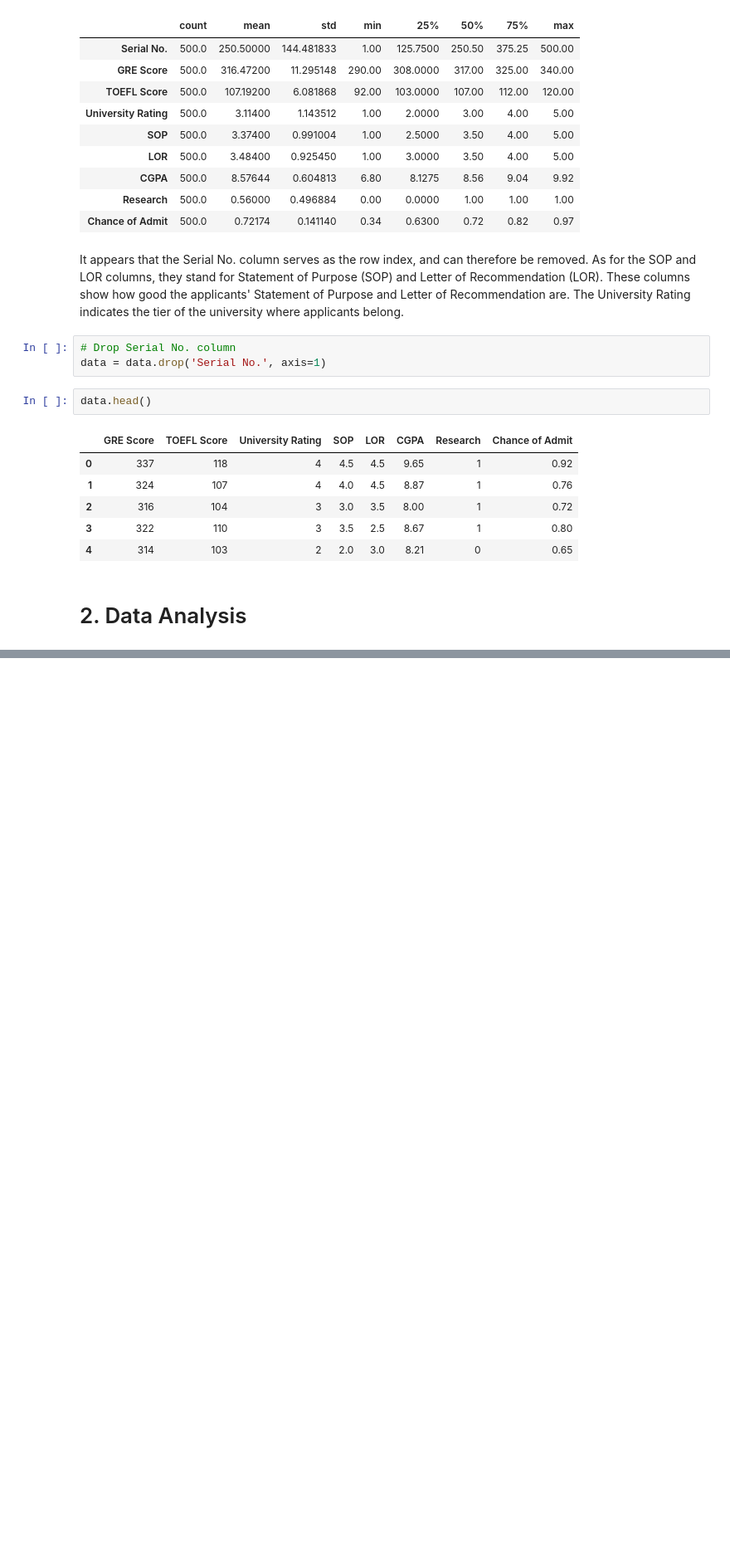
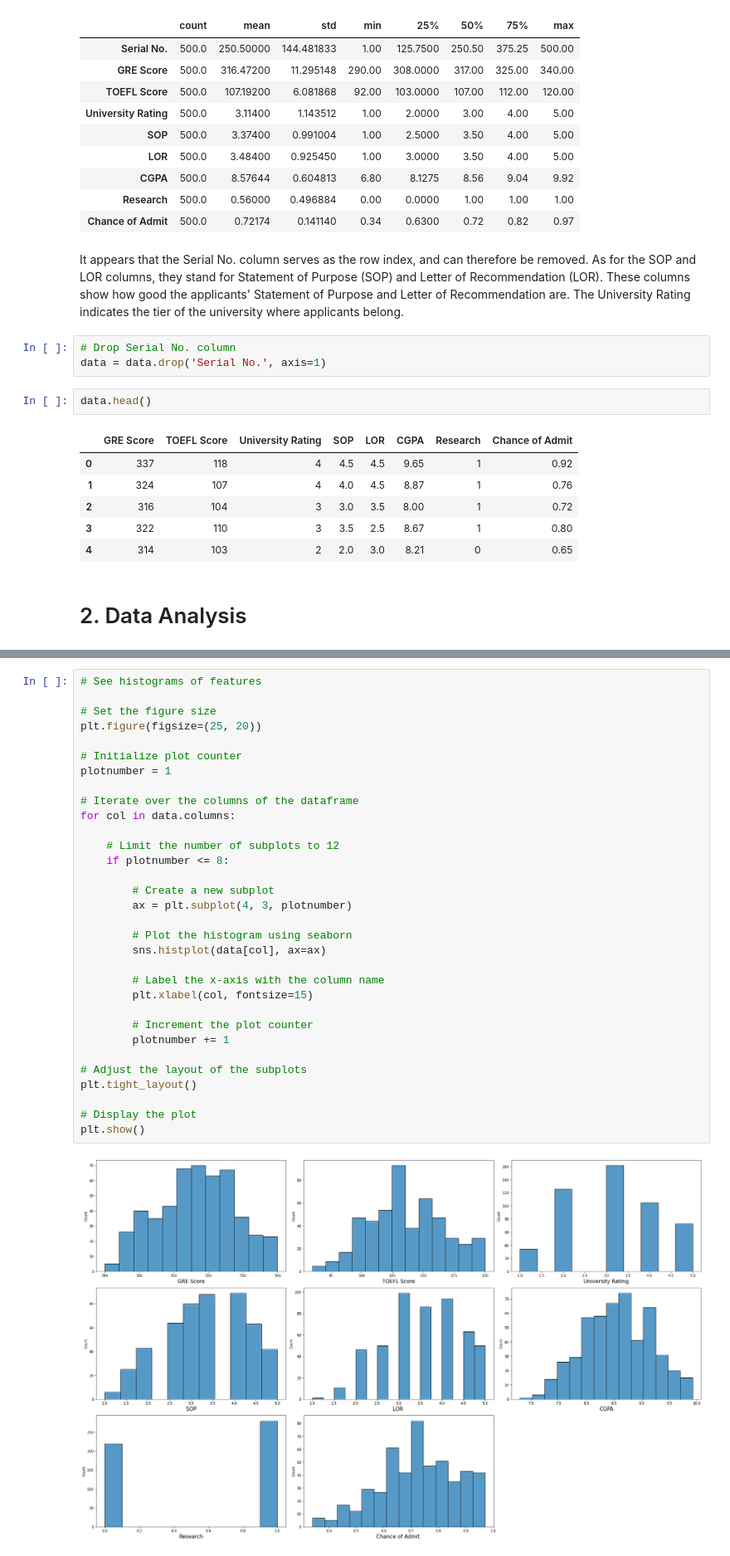
Before and after one commit to utkuozbudak/graduate_admission, a Jupyter notebook: graduate_admission.ipynb, the cells around one changed output, grey strips where cells are left out. Shown at 83% size. Cells and saved outputs as stored; diff of their text form; blank space fills up the shorter version.

```diff
--- a/graduate_admission.ipynb
+++ b/graduate_admission.ipynb
@@ -81,0 +92,34 @@ TOEFL Score and CGPA have correlation 0.8105735363036219
+# %%
+# See histograms of features
+
+# Set the figure size
+plt.figure(figsize=(25, 20))
+
+# Initialize plot counter
+plotnumber = 1
+
+# Iterate over the columns of the dataframe
+for col in data.columns:
+
+    # Limit the number of subplots to 12
+    if plotnumber <= 8:
+
+        # Create a new subplot
+        ax = plt.subplot(4, 3, plotnumber)
+
+        # Plot the histogram using seaborn
+        sns.histplot(data[col], ax=ax)
+
+        # Label the x-axis with the column name
+        plt.xlabel(col, fontsize=15)
+
+        # Increment the plot counter
+        plotnumber += 1
+
+# Adjust the layout of the subplots
+plt.tight_layout()
+
+# Display the plot
+plt.show()
+# %% [output]
+[figure, added]
```
Also changed, not shown: parts of 4 cells of this notebook.
